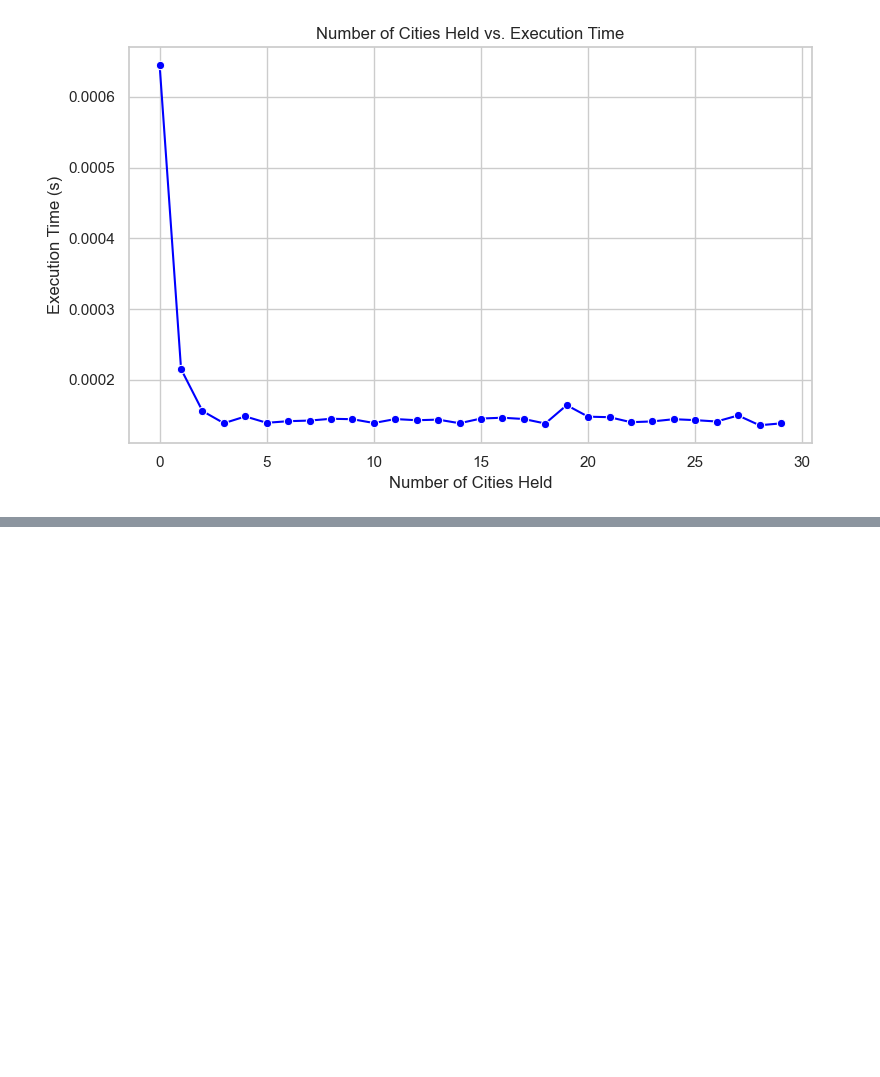
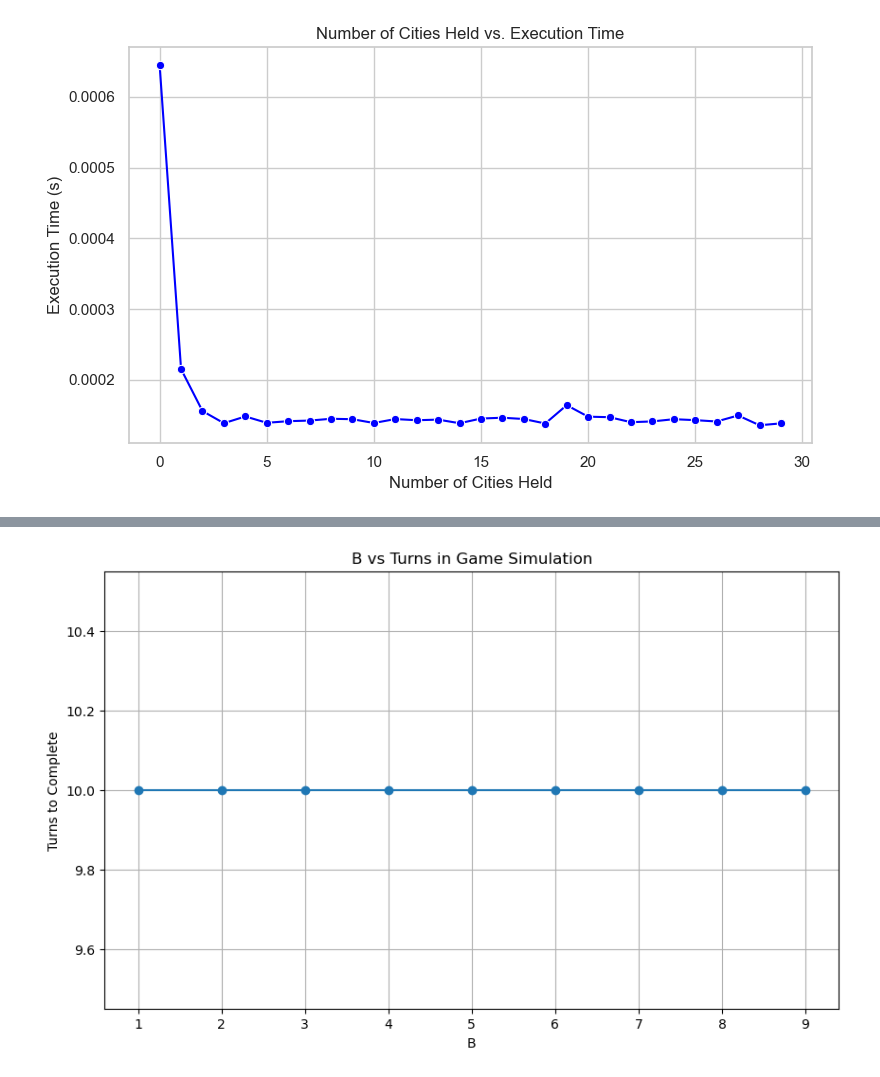
Before and after one commit to Cubified/power_grid, a Jupyter notebook: 00_algorithm_experiments.ipynb, the cells around one changed output, grey strips where cells are left out. Saved outputs shown, nothing was run; the diff lists cells and outputs as text; code cells hidden in the pictures; blank space fills up the shorter version.

```diff
--- a/00_algorithm_experiments.ipynb
+++ b/00_algorithm_experiments.ipynb
@@ -713,0 +819,15 @@ P_player; []
+# %%
+turns_list = []
+for B in range(1, 10):
+    turns, _, _, _ = full_game_sim(52, 10, B, 100)
+    turns_list.append(turns)
+
+plt.figure(figsize=(10, 6))
+plt.plot(range(1, 10), turns_list, marker='o', linestyle='-')
+plt.xlabel("B")
+plt.ylabel("Turns to Complete")
+plt.title("B vs Turns in Game Simulation")
+plt.grid()
+plt.show()
+# %% [output]
+[figure, added]
```
Also changed, not shown: parts of 7 cells of this notebook.
